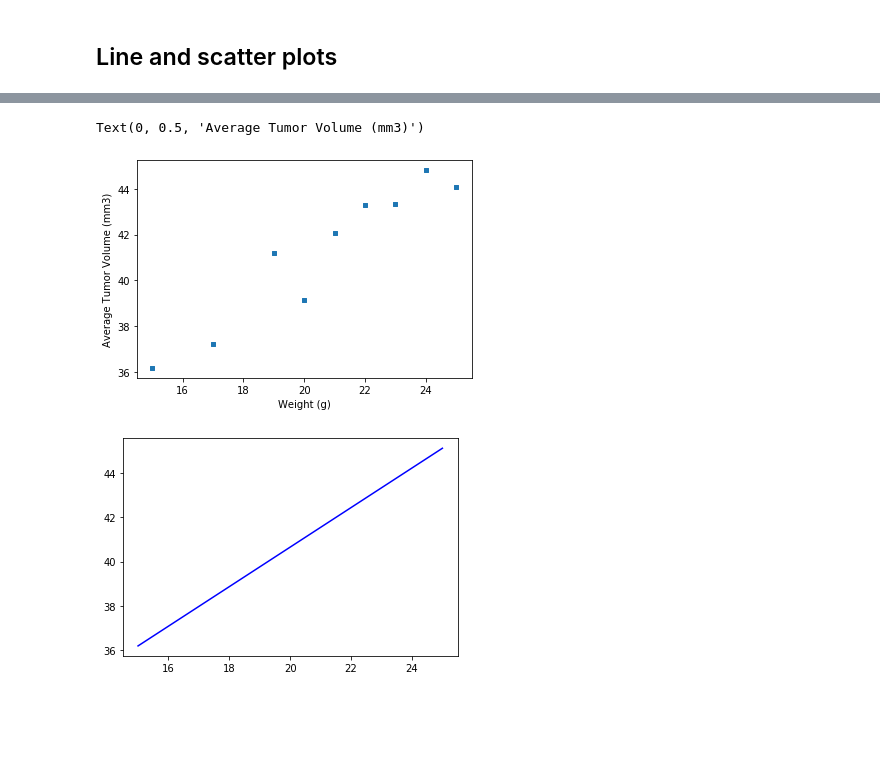
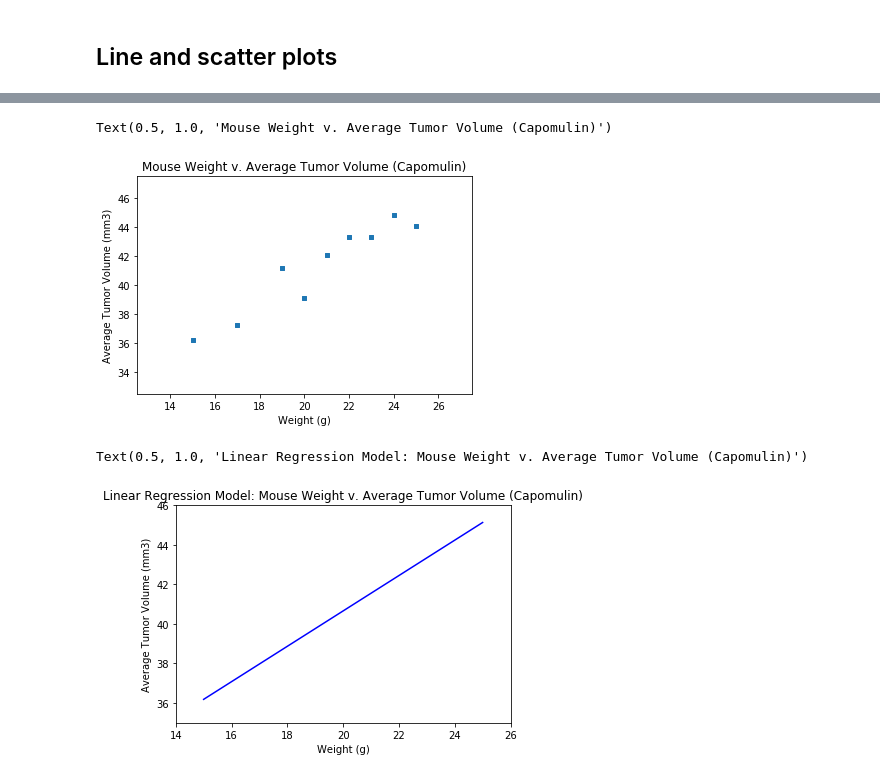
Before and after one commit to patrickhpatin/matplotlib-challenge, a Jupyter notebook: pymaceuticals_starter.ipynb, the cells around one changed output, grey strips where cells are left out. Drawn from its saved outputs; the diff is of its cells as text; code cells hidden in the pictures; blank space fills up the shorter version.

```diff
--- a/pymaceuticals_starter.ipynb
+++ b/pymaceuticals_starter.ipynb
@@ -354,17 +372,20 @@ plt.show()
 # %%
 # Generate a scatter plot of mouse weight versus average tumor volume for the Capomulin regimen
 Capomulin_scatter = merged_data[merged_data["Drug Regimen"].isin(["Capomulin"])].set_index('Drug Regimen')
 Capomulin_scatter = Capomulin_scatter.groupby(["Drug Regimen", "Weight (g)"])["Tumor Volume (mm3)"].mean().to_frame()
 # Because one of our columns that we need to plot is part of an index, we must reset our index
 Capomulin_scatter.reset_index(inplace=True)
 
 # Plot this bad boy
 ax = Capomulin_scatter.plot.scatter(x="Weight (g)", y="Tumor Volume (mm3)", marker="s")
 ax.set_xlabel("Weight (g)")
 ax.set_ylabel("Average Tumor Volume (mm3)")
+ax.set_xlim(12.5, 27.5)
+ax.set_ylim(32.5, 47.5)
+plt.title("Mouse Weight v. Average Tumor Volume (Capomulin)")
 # %% [output]
-Text(0, 0.5, 'Average Tumor Volume (mm3)')
+Text(0.5, 1.0, 'Mouse Weight v. Average Tumor Volume (Capomulin)')
-[figure, old version]
+[figure, new version]
 # %%
 # Calculate the correlation coefficient and linear regression model for
 # mouse weight and average tumor volume for the Capomulin regimen
@@ -376,7 +397,12 @@ y_values = Capomulin_scatter["Tumor Volume (mm3)"]
 regress_values = x_values * slope + intercept
 
 # Plot our results
-# ax = plt.scatter(x_values, y_values)
-axes = plt.plot(x_values, regress_values, "b-")
+ax = plt.plot(x_values, regress_values, "b-")
+plt.xlabel("Weight (g)")
+plt.ylabel("Average Tumor Volume (mm3)")
+plt.xlim(14, 26)
+plt.ylim(35, 46)
+plt.title("Linear Regression Model: Mouse Weight v. Average Tumor Volume (Capomulin)")
 # %% [output]
+Text(0.5, 1.0, 'Linear Regression Model: Mouse Weight v. Average Tumor Volume (Capomulin)')
-[figure, old version]
+[figure, new version]
```
Also changed, not shown: parts of 10 cells of this notebook.
